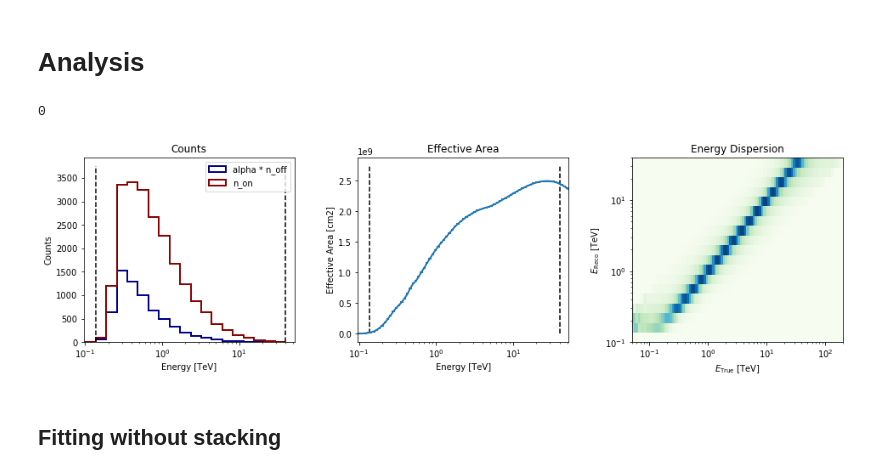
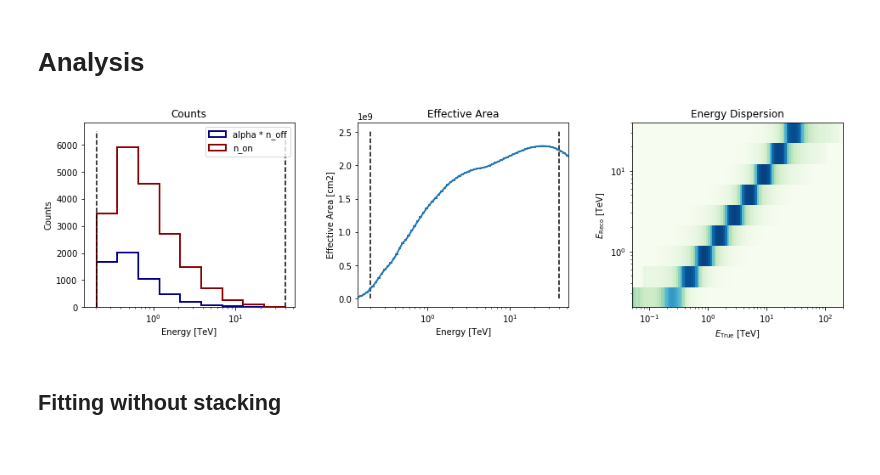
Before and after one commit to SamZouari/hess, a Jupyter notebook: confluence2020/hap-hd/1D_spectrum_analysis_hap-hd.ipynb, the cells around one changed output. Saved outputs shown, nothing was run; the diff lists cells and outputs as text; code cells hidden in the pictures.

```diff
--- a/confluence2020/hap-hd/1D_spectrum_analysis_hap-hd.ipynb
+++ b/confluence2020/hap-hd/1D_spectrum_analysis_hap-hd.ipynb
@@ -228,20 +216,20 @@ exclusion_region = RectangleSkyRegion(src_pos, 3*u.deg, 0.7*u.deg) #réduire en
 skydir = src_pos.galactic
 
 # à rajouter au masque
-bizarre_region = CircleSkyRegion(SkyCoord(358.6,  -0.6, unit="deg", frame="galactic"), 0.5 * u.deg)
+J1745_303_region = CircleSkyRegion(SkyCoord(358.6,  -0.6, unit="deg", frame="galactic"), 0.5 * u.deg)
 
 
 exclusion_mask = Map.create(
     npix=(100, 100), binsz=0.05, skydir=skydir, proj="TAN", coordsys="GAL"
 )
 
-mask = exclusion_mask.geom.region_mask([exclusion_region], inside=False)*exclusion_mask.geom.region_mask([bizarre_region] , inside=False)
+mask = exclusion_mask.geom.region_mask([exclusion_region], inside=False)*exclusion_mask.geom.region_mask([J1745_303_region] , inside=False)
 exclusion_mask.data = mask
 exclusion_mask.plot();
 # %% [output]
 [figure]
 # %%
-e_reco = np.logspace(-1, np.log10(40), 20) * u.TeV
+e_reco = np.logspace(np.log(0.5), np.log10(40), 10) * u.TeV
 
 e_true = np.logspace(np.log10(0.05) ,np.log10(200) , 100) * u.TeV
 
@@ -261,34 +249,40 @@ safe_mask_masker = SafeMaskMaker(methods=["aeff-max"], aeff_percent=10)
 # %%
 %%time
 
-# constructing datasets for every stage of HESS (1,2,1U)
-# constructing a dataset encompassing all 15 years of observations
+# constructing datasets for every year of observations, for HESS1, HESS2, HESS1U and the "total" one
 
 datasets = []
 datasetsHESS1 = []
+datasetsHESS1U = []
+datasetsHESS2 = []
+year_datasets = dict()
 
-for obs in observations1:
+for year in range(2004,2020):
+    year_datasets[year] = []
+    for obs in yearly_obs1[year]:
         dataset = dataset_maker.run(dataset_empty, obs)
         dataset_on_off = bkg_maker.run(dataset, obs)
         dataset_on_off = safe_mask_masker.run(dataset_on_off, obs)
-        datasetsHESS1.append(dataset_on_off)
-        datasets.append(dataset_on_off)
+        if dataset_on_off.counts_off != None:
+            year_datasets[year].append(dataset_on_off)
+            datasetsHESS1.append(dataset_on_off)
+            datasets.append(dataset_on_off)
 
-datasetsHESS2 = []
-
-for obs in observations2:
+    for obs in yearly_obs2[year]:
         dataset = dataset_maker.run(dataset_empty, obs)
         dataset_on_off = bkg_maker.run(dataset, obs)
         dataset_on_off = safe_mask_masker.run(dataset_on_off, obs)
-        datasetsHESS2.append(dataset_on_off)
-        datasets.append(dataset_on_off)
+        if dataset_on_off.counts_off != None:
+            year_datasets[year].append(dataset_on_off)
+            datasetsHESS2.append(dataset_on_off)
+            datasets.append(dataset_on_off)
 
-datasetsHESS1U = []
-
-for obs in observations1u:
+    for obs in yearly_obs1u[year]:
         dataset = dataset_maker.run(dataset_empty, obs)
         dataset_on_off = bkg_maker.run(dataset, obs)
         dataset_on_off = safe_mask_masker.run(dataset_on_off, obs)
-        datasetsHESS1U.append(dataset_on_off)
-        datasets.append(dataset_on_off)
+        if dataset_on_off.counts_off != None:
+            year_datasets[year].append(dataset_on_off)
+            datasetsHESS1U.append(dataset_on_off)
+            datasets.append(dataset_on_off)
 # %% [output]
@@ -354,16 +313,8 @@ for dataset in datasets:
-# %%
-res = 0
-for dataset in dataclean:
-    if dataset.counts_off == None:
-        res +=1
-print(res)
-# %% [output]
-0
 # %%
-datasets_stacked = Datasets(dataclean).stack_reduce()
+datasets_stacked = Datasets(datasets).stack_reduce()
 datasets_stacked.peek()
 # %% [output]
-[figure, old version]
+[figure, new version]
 # %% [markdown]
 ## Fitting without stacking
 # %%
```
Also changed, not shown: parts of 24 cells of this notebook, 7 other files.
